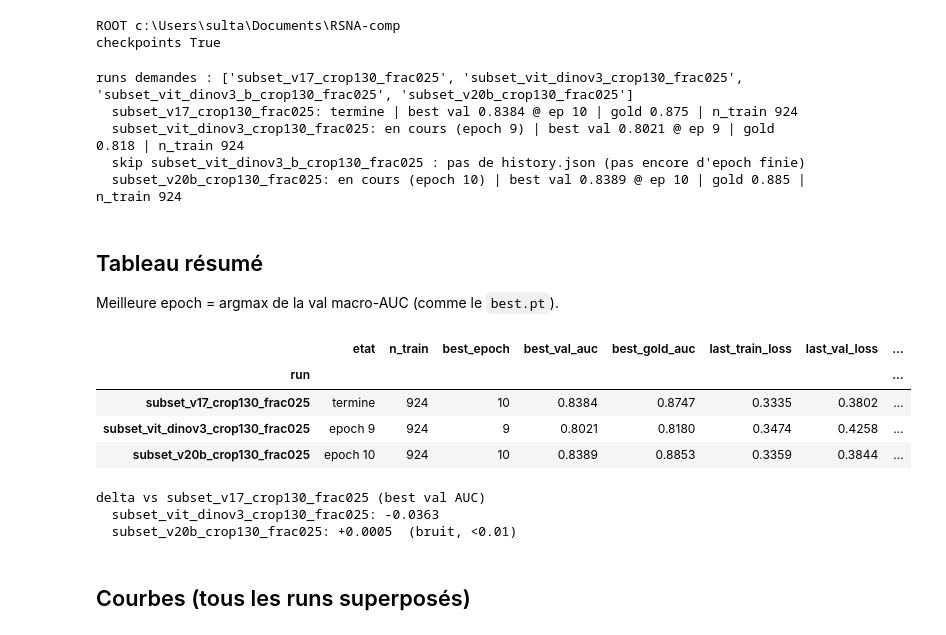
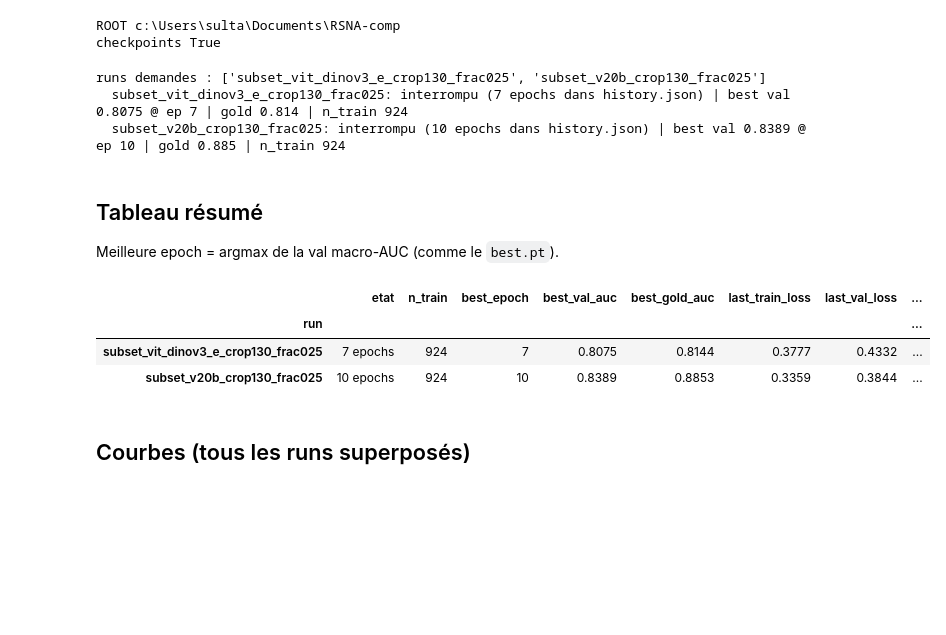
Before and after one commit to GabrielSultan/RSNA-comp, a Jupyter notebook: notebooks/08_compare_subset.ipynb, the cells around one changed output. Saved outputs shown, nothing was run; the diff lists cells and outputs as text; code cells hidden in the pictures; blank space fills up the shorter version.

```diff
--- a/notebooks/08_compare_subset.ipynb
+++ b/notebooks/08_compare_subset.ipynb
@@ -31,9 +31,8 @@ CKPT = ROOT / "checkpoints"
 # Checkpoints a comparer (noms de dossiers sous checkpoints/, = run_name YAML).
 # Commenter une ligne pour l'exclure de l'analyse.
 RUNS = [
-    "subset_v17_crop130_frac025",
-    "subset_vit_dinov3_crop130_frac025",
-    "subset_vit_dinov3_b_crop130_frac025",
+    "subset_vit_dinov3_e_crop130_frac025",
+    "subset_vit_radiodino_b16_crop130_frac025",
     "subset_v20b_crop130_frac025",
 ]
 
@@ -86,6 +85,7 @@ def load_run(name: str) -> dict | None:
         "best_val": float(best_row["val_macro_auc"]),
         "best_gold": float(best_row["gold_macro_auc"]) if "gold_macro_auc" in hist.columns and pd.notna(best_row.get("gold_macro_auc")) else None,
         "last_epoch": int(hist["epoch"].max()),
+        "n_epochs": int(len(hist)),
     }
 
 
@@ -98,17 +98,18 @@ for name in wanted:
         continue
     runs.append(rec)
     gold_txt = f"gold {rec['best_gold']:.3f}" if rec["best_gold"] is not None else "gold n/a"
-    etat = "termine" if rec["done"] else f"en cours (epoch {rec['last_epoch']})"
+    if rec["done"]:
+        etat = "termine"
+    else:
+        etat = f"interrompu ({rec['n_epochs']} epochs dans history.json)"
     print(f"  {name}: {etat} | best val {rec['best_val']:.4f} @ ep {rec['best_epoch']} | {gold_txt} | n_train {len(rec['uids']) or '?'}")
 
 if not runs:
     raise SystemExit("aucun history.json — lance d'abord un train subset")
 # %% [output]
-runs demandes : ['subset_v17_crop130_frac025', 'subset_vit_dinov3_crop130_frac025', 'subset_vit_dinov3_b_crop130_frac025', 'subset_v20b_crop130_frac025']
-  subset_v17_crop130_frac025: termine | best val 0.8384 @ ep 10 | gold 0.875 | n_train 924
-  subset_vit_dinov3_crop130_frac025: en cours (epoch 9) | best val 0.8021 @ ep 9 | gold 0.818 | n_train 924
-  skip subset_vit_dinov3_b_crop130_frac025 : pas de history.json (pas encore d'epoch finie)
-  subset_v20b_crop130_frac025: en cours (epoch 10) | best val 0.8389 @ ep 10 | gold 0.885 | n_train 924
+runs demandes : ['subset_vit_dinov3_e_crop130_frac025', 'subset_v20b_crop130_frac025']
+  subset_vit_dinov3_e_crop130_frac025: interrompu (7 epochs dans history.json) | best val 0.8075 @ ep 7 | gold 0.814 | n_train 924
+  subset_v20b_crop130_frac025: interrompu (10 epochs dans history.json) | best val 0.8389 @ ep 10 | gold 0.885 | n_train 924
 # %% [markdown]
 ## Tableau résumé
 
@@ -116,38 +117,34 @@ Meilleure epoch = argmax de la val macro-AUC (comme le `best.pt`).
 # %%
 rows = []
 for r in runs:
     last = r["hist"].iloc[-1]
     rows.append({
         "run": r["name"],
-        "etat": "termine" if r["done"] else f"epoch {r['last_epoch']}",
+        "etat": "termine" if r["done"] else f"{r['n_epochs']} epochs",
         "n_train": len(r["uids"]) or None,
         "best_epoch": r["best_epoch"],
         "best_val_auc": r["best_val"],
         "best_gold_auc": r["best_gold"],
         "last_train_loss": float(last["loss"]),
         "last_val_loss": float(last["val_loss"]) if "val_loss" in last else None,
         "last_val_auc": float(last["val_macro_auc"]),
     })
 summary = pd.DataFrame(rows).set_index("run")
 display(summary.round(4))
 
 if REF in summary.index and len(summary) > 1:
     print("\ndelta vs", REF, "(best val AUC)")
     ref_val = summary.loc[REF, "best_val_auc"]
     for name, row in summary.iterrows():
         if name == REF:
             continue
         d = row["best_val_auc"] - ref_val
         print(f"  {name}: {d:+.4f}  {'(bruit, <0.01)' if abs(d) < 0.01 else ''}")
 # %% [output]
 |  | etat | n_train | best_epoch | best_val_auc | best_gold_auc | last_train_loss | last_val_loss | ... |
 | run |  |  |  |  |  |  |  | ... |
-| subset_v17_crop130_frac025 | termine | 924 | 10 | 0.8384 | 0.8747 | 0.3335 | 0.3802 | ... |
-| subset_vit_dinov3_crop130_frac025 | epoch 9 | 924 | 9 | 0.8021 | 0.8180 | 0.3474 | 0.4258 | ... |
-| subset_v20b_crop130_frac025 | epoch 10 | 924 | 10 | 0.8389 | 0.8853 | 0.3359 | 0.3844 | ... |
+| subset_vit_dinov3_e_crop130_frac025 | 7 epochs | 924 | 7 | 0.8075 | 0.8144 | 0.3777 | 0.4332 | ... |
+| subset_v20b_crop130_frac025 | 10 epochs | 924 | 10 | 0.8389 | 0.8853 | 0.3359 | 0.3844 | ... |
-delta vs subset_v17_crop130_frac025 (best val AUC)
-  subset_vit_dinov3_crop130_frac025: -0.0363
-  subset_v20b_crop130_frac025: +0.0005  (bruit, <0.01)
 # %% [markdown]
 ## Courbes (tous les runs superposés)
 # %%
```
Also changed, not shown: parts of 6 cells of this notebook, 1 other file.
